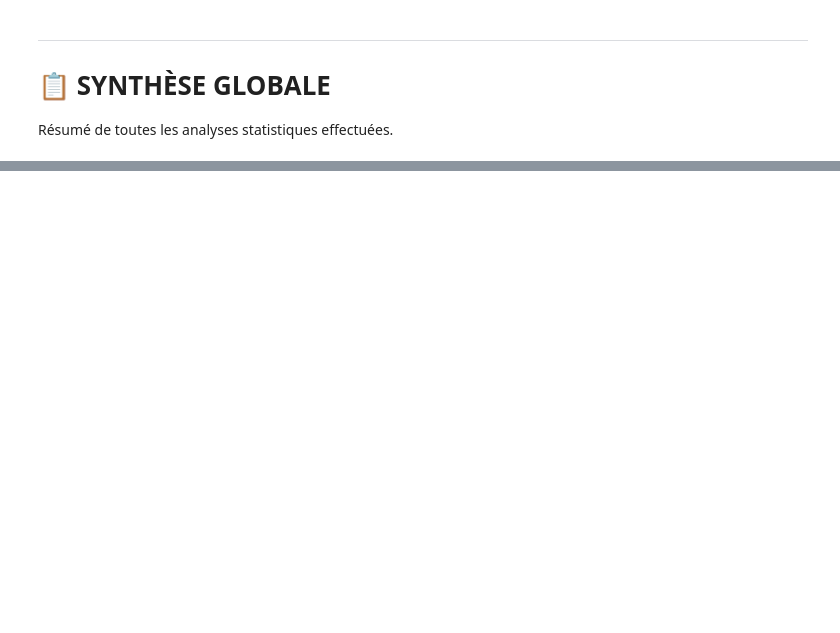
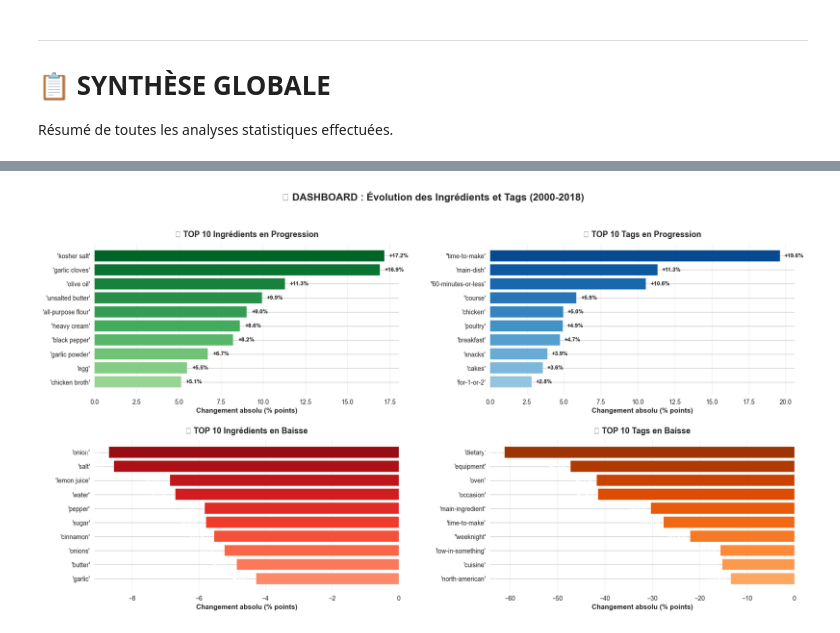
Before and after one commit to julienlafrance/backtothefuturekitchen, a Jupyter notebook: 00_eda/01_long_term/01_recipe_analysis.ipynb, the cells around one changed output, grey strips where cells are left out. Cells and saved outputs as stored; diff of their text form; code cells hidden in the pictures; blank space fills up the shorter version.

```diff
--- a/00_eda/01_long_term/01_recipe_analysis.ipynb
+++ b/00_eda/01_long_term/01_recipe_analysis.ipynb
@@ -658,0 +1609,62 @@ print("="*80)
+# %%
+# 📊 DASHBOARD : Comparaison Ingrédients vs Tags (Progressions/Baisses)
+fig = plt.figure(figsize=(20, 10))
+gs = fig.add_gridspec(2, 2, hspace=0.3, wspace=0.3)
+
+# 1. TOP Ingrédients Progressions
+ax1 = fig.add_subplot(gs[0, 0])
+top10_ing_prog = top_progressions.head(10).sort_values("absolute_change")
+colors_prog = plt.cm.Greens(np.linspace(0.4, 0.9, len(top10_ing_prog)))
+ax1.barh(range(len(top10_ing_prog)), top10_ing_prog["absolute_change"], color=colors_prog)
+ax1.set_yticks(range(len(top10_ing_prog)))
+ax1.set_yticklabels(top10_ing_prog["ingredient"], fontsize=10)
+ax1.set_xlabel("Changement absolu (% points)", fontsize=11, fontweight='bold')
+ax1.set_title("🔥 TOP 10 Ingrédients en Progression", fontsize=13, fontweight="bold", pad=10)
+ax1.grid(axis='x', alpha=0.3)
+for i, val in enumerate(top10_ing_prog["absolute_change"]):
+    ax1.text(val + 0.3, i, f"+{val:.1f}%", va='center', fontsize=9, fontweight='bold')
+
+# 2. TOP Tags Progressions
+ax2 = fig.add_subplot(gs[0, 1])
+top10_tag_prog = top_tag_progressions.head(10).sort_values("absolute_change")
+colors_tag_prog = plt.cm.Blues(np.linspace(0.4, 0.9, len(top10_tag_prog)))
+ax2.barh(range(len(top10_tag_prog)), top10_tag_prog["absolute_change"], color=colors_tag_prog)
+ax2.set_yticks(range(len(top10_tag_prog)))
+ax2.set_yticklabels(top10_tag_prog["tag"], fontsize=10)
+ax2.set_xlabel("Changement absolu (% points)", fontsize=11, fontweight='bold')
+ax2.set_title("🚀 TOP 10 Tags en Progression", fontsize=13, fontweight="bold", pad=10)
+ax2.grid(axis='x', alpha=0.3)
+for i, val in enumerate(top10_tag_prog["absolute_change"]):
+    ax2.text(val + 0.3, i, f"+{val:.1f}%", va='center', fontsize=9, fontweight='bold')
+
+# 3. TOP Ingrédients Baisses
+ax3 = fig.add_subplot(gs[1, 0])
+top10_ing_decl = top_declines.head(10).sort_values("absolute_change", ascending=False)
+colors_decl = plt.cm.Reds(np.linspace(0.4, 0.9, len(top10_ing_decl)))
+ax3.barh(range(len(top10_ing_decl)), top10_ing_decl["absolute_change"], color=colors_decl)
+ax3.set_yticks(range(len(top10_ing_decl)))
+ax3.set_yticklabels(top10_ing_decl["ingredient"], fontsize=10)
+ax3.set_xlabel("Changement absolu (% points)", fontsize=11, fontweight='bold')
+ax3.set_title("📉 TOP 10 Ingrédients en Baisse", fontsize=13, fontweight="bold", pad=10)
+ax3.grid(axis='x', alpha=0.3)
+for i, val in enumerate(top10_ing_decl["absolute_change"]):
+    ax3.text(val - 0.3, i, f"{val:.1f}%", va='center', ha='right', fontsize=9, fontweight='bold', color='white')
+
+# 4. TOP Tags Baisses
+ax4 = fig.add_subplot(gs[1, 1])
+top10_tag_decl = top_tag_declines.head(10).sort_values("absolute_change", ascending=False)
+colors_tag_decl = plt.cm.Oranges(np.linspace(0.4, 0.9, len(top10_tag_decl)))
+ax4.barh(range(len(top10_tag_decl)), top10_tag_decl["absolute_change"], color=colors_tag_decl)
+ax4.set_yticks(range(len(top10_tag_decl)))
+ax4.set_yticklabels(top10_tag_decl["tag"], fontsize=10)
+ax4.set_xlabel("Changement absolu (% points)", fontsize=11, fontweight='bold')
+ax4.set_title("💀 TOP 10 Tags en Baisse", fontsize=13, fontweight="bold", pad=10)
+ax4.grid(axis='x', alpha=0.3)
+for i, val in enumerate(top10_tag_decl["absolute_change"]):
+    ax4.text(val - 1, i, f"{val:.1f}%", va='center', ha='right', fontsize=9, fontweight='bold', color='white')
+
+plt.suptitle("📊 DASHBOARD : Évolution des Ingrédients et Tags (2000-2018)",
+             fontsize=16, fontweight='bold', y=0.995)
+plt.show()
+# %% [output]
+[figure, added]
```
Also changed, not shown: parts of 47 cells of this notebook, 1 other file.
